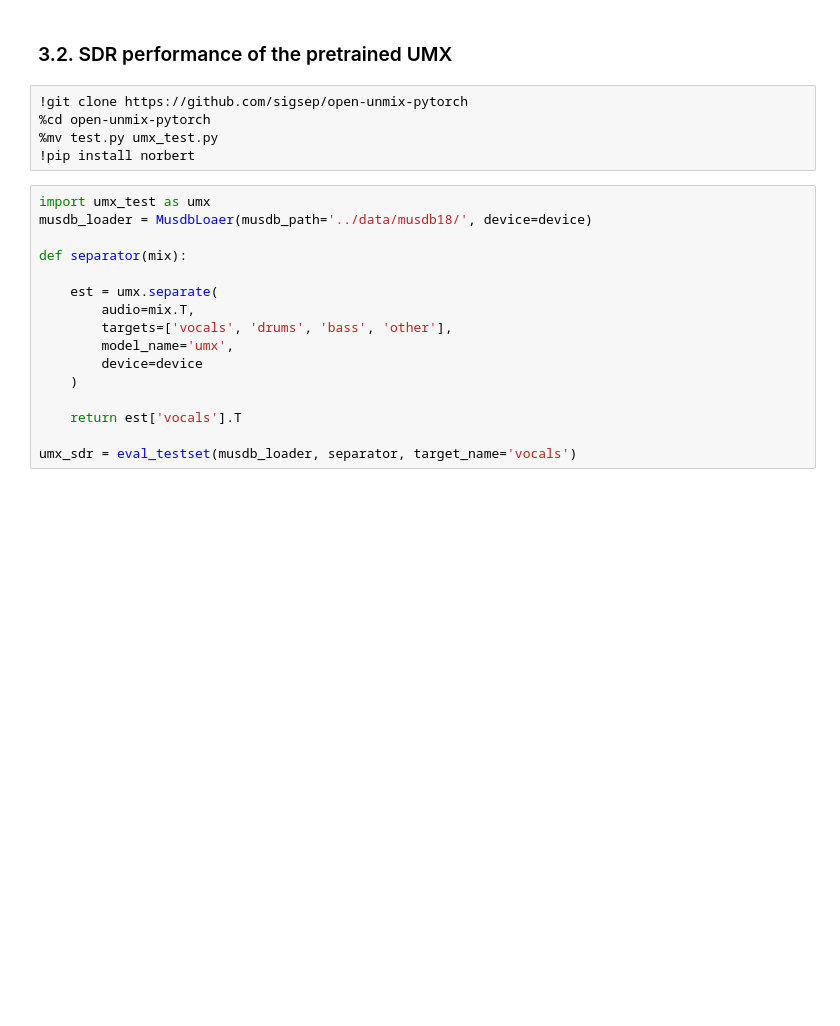
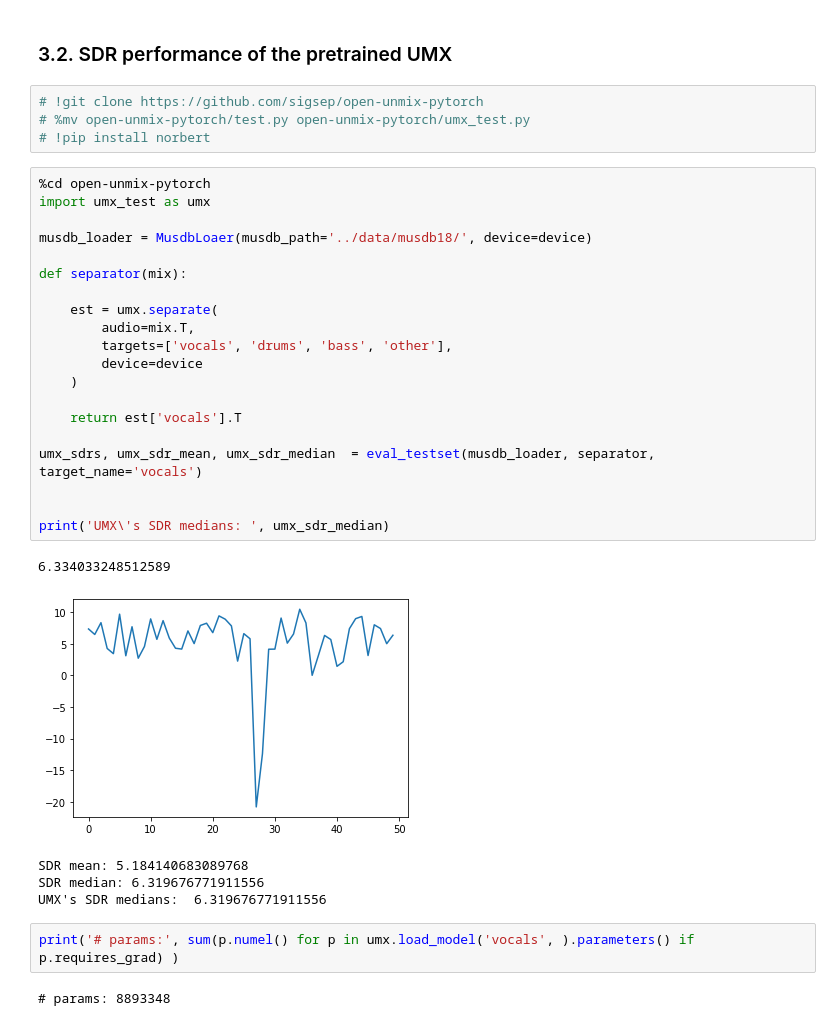
Before and after one commit to ws-choi/ISMIR2020_U_Nets_SVS, a Jupyter notebook: [Table-2] TFC_TIF (17_blocked_SDR 7.12).ipynb, the cells around one changed output. Drawn from its saved outputs; the diff is of its cells as text; blank space fills up the shorter version.

```diff
--- a/[Table-2] TFC_TIF (17_blocked_SDR 7.12).ipynb
+++ b/[Table-2] TFC_TIF (17_blocked_SDR 7.12).ipynb
@@ -59,23 +110,36 @@ sdrs = eval_testset(musdb_loader, separator, target_name='vocals')
 # %% [markdown]
 ### 3.2. SDR performance of the pretrained UMX
 # %%
-!git clone https://github.com/sigsep/open-unmix-pytorch
-%cd open-unmix-pytorch
-%mv test.py umx_test.py
-!pip install norbert
+# !git clone https://github.com/sigsep/open-unmix-pytorch
+# %mv open-unmix-pytorch/test.py open-unmix-pytorch/umx_test.py
+# !pip install norbert
 # %%
+%cd open-unmix-pytorch
 import umx_test as umx
+
 musdb_loader = MusdbLoaer(musdb_path='../data/musdb18/', device=device)
 
 def separator(mix):
 
     est = umx.separate(
         audio=mix.T,
         targets=['vocals', 'drums', 'bass', 'other'],
-        model_name='umx',
         device=device
     )
 
     return est['vocals'].T
 
-umx_sdr = eval_testset(musdb_loader, separator, target_name='vocals')
+umx_sdrs, umx_sdr_mean, umx_sdr_median  = eval_testset(musdb_loader, separator, target_name='vocals')
+
+
+print('UMX\'s SDR medians: ', umx_sdr_median)
+# %% [output]
+6.334033248512589
+[figure, added]
+SDR mean: 5.184140683089768
+SDR median: 6.319676771911556
+UMX's SDR medians:  6.319676771911556
+# %%
+print('# params:', sum(p.numel() for p in umx.load_model('vocals', ).parameters() if p.requires_grad) )
+# %% [output]
+# params: 8893348
```
Also changed, not shown: parts of 5 cells of this notebook, 2 other files.
